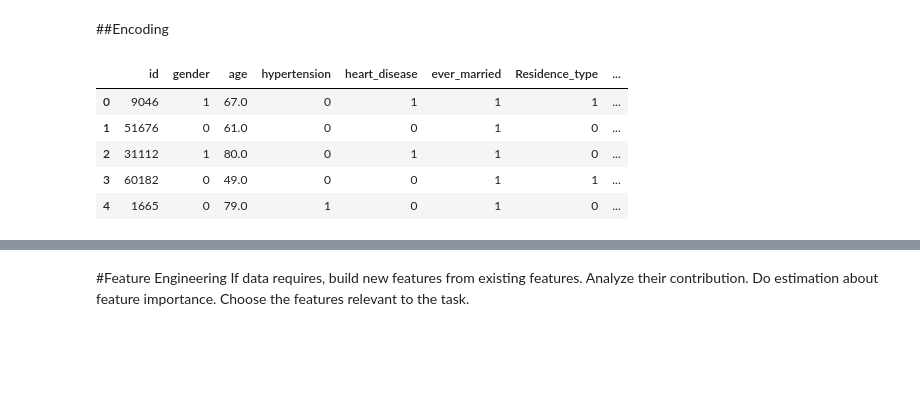
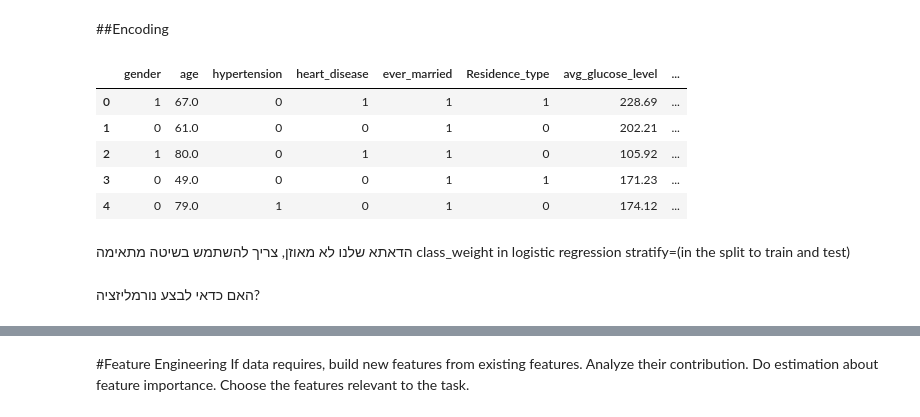
Before and after one commit to Tomer87/Naya_Classification_Project, a Jupyter notebook: Classification_Project.ipynb, the cells around one changed output, grey strips where cells are left out. Drawn from its saved outputs; the diff is of its cells as text; code cells hidden in the pictures; blank space fills up the shorter version.

```diff
--- a/Classification_Project.ipynb
+++ b/Classification_Project.ipynb
@@ -201,0 +173,4 @@ sns.pairplot(stroke);
+# %%
+# אפשר להוריד את עמודת ID
+data.drop('id', axis=1, inplace=True)
+data.head()
@@ -201,0 +241,7 @@ sns.pairplot(stroke);
+# %%
+data = data.drop(1559)
+data = data.drop(544)
+data = data.drop(928)
+data = data.drop(4209)
+data = data.drop(2128)
+data
@@ -204,6 +388,5 @@ sns.pairplot(stroke);
 Handle missing data. Explain the method used (Removal, replacement, etc…).
 Remove outliers. Explain the model used to infer an outlier.
 # %%
-stroke.bmi.replace(to_replace=np.nan, value=stroke.bmi.mean(), inplace=True)
-stroke=stroke[~(stroke.gender=='Other')]
-stroke=stroke.drop(columns='id',axis=1)
+data.bmi.replace(to_replace=np.nan, value=data.bmi.mean(), inplace=True)
+data=data[~(data.gender=='Other')]
@@ -224,19 +412,24 @@ stroke.head()
 # %% [markdown]
 ##Encoding
 # %%
-stroke["Residence_type"] = stroke["Residence_type"].apply(lambda x: 1 if x=="Urban" else 0)
-stroke["ever_married"] = stroke["ever_married"].apply(lambda x: 1 if x=="Yes" else 0)
-stroke["gender"] = stroke["gender"].apply(lambda x: 1 if x=="Male" else 0)
+data["Residence_type"] = data["Residence_type"].apply(lambda x: 1 if x=="Urban" else 0)
+data["ever_married"] = data["ever_married"].apply(lambda x: 1 if x=="Yes" else 0)
+data["gender"] = data["gender"].apply(lambda x: 1 if x=="Male" else 0)
 
 
-stroke = pd.get_dummies(data=stroke, columns=['smoking_status'])
-stroke = pd.get_dummies(data=stroke, columns=['work_type'])
+
+data = pd.get_dummies(data=data, columns=['smoking_status'])
+data = pd.get_dummies(data=data, columns=['work_type'])
 # %%
-stroke.head()
+data.head()
 # %% [output]
-|  | id | gender | age | hypertension | heart_disease | ever_married | Residence_type | ... |
-| 0 | 9046 | 1 | 67.0 | 0 | 1 | 1 | 1 | ... |
-| 1 | 51676 | 0 | 61.0 | 0 | 0 | 1 | 0 | ... |
-| 2 | 31112 | 1 | 80.0 | 0 | 1 | 1 | 0 | ... |
-| 3 | 60182 | 0 | 49.0 | 0 | 0 | 1 | 1 | ... |
-| 4 | 1665 | 0 | 79.0 | 1 | 0 | 1 | 0 | ... |
+|  | gender | age | hypertension | heart_disease | ever_married | Residence_type | avg_glucose_level | ... |
+| 0 | 1 | 67.0 | 0 | 1 | 1 | 1 | 228.69 | ... |
+| 1 | 0 | 61.0 | 0 | 0 | 1 | 0 | 202.21 | ... |
+| 2 | 1 | 80.0 | 0 | 1 | 1 | 0 | 105.92 | ... |
+| 3 | 0 | 49.0 | 0 | 0 | 1 | 1 | 171.23 | ... |
+| 4 | 0 | 79.0 | 1 | 0 | 1 | 0 | 174.12 | ... |
+# %% [markdown]
+הדאתא שלנו לא מאוזן, צריך להשתמש  בשיטה מתאימה
+class_weight in logistic regression
+stratify=(in the split to train and test)
@@ -242,0 +449,2 @@ stroke.head()
+# %% [markdown]
+האם כדאי לבצע נורמליזציה?
```
Also changed, not shown: parts of 89 cells of this notebook.
